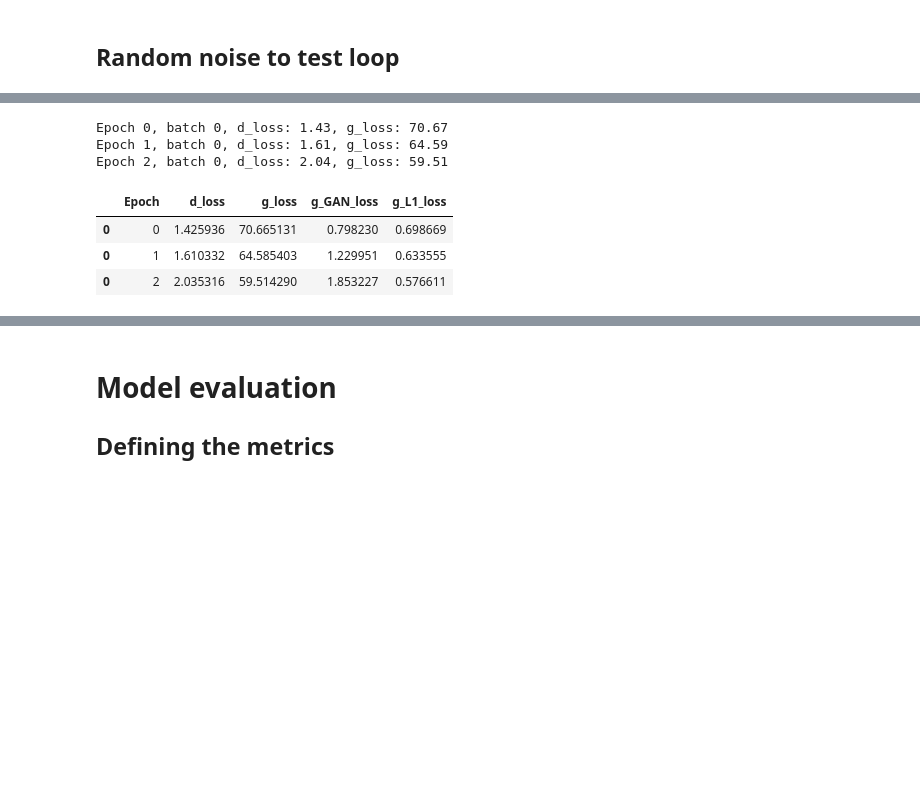
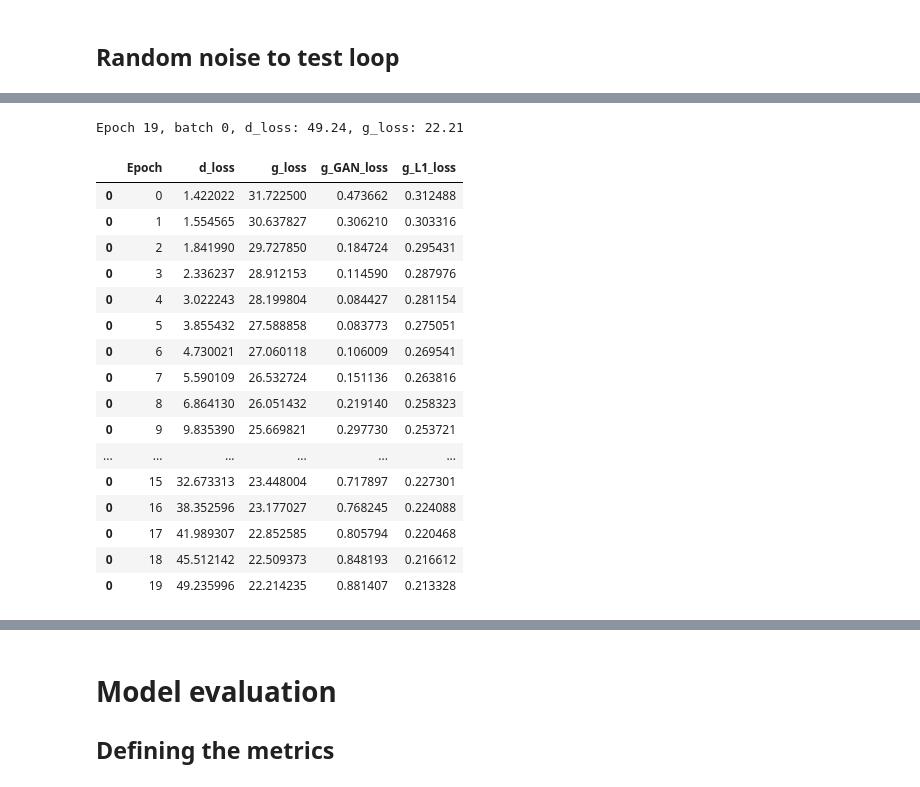
Before and after one commit to HansDahleKvadsheim/Sea-Pix-GAN-Group-6, a Jupyter notebook: sea-pix-GAN.ipynb, the cells around one changed output, grey strips where cells are left out. Drawn from its saved outputs; the diff is of its cells as text; code cells hidden in the pictures; blank space fills up the shorter version.

Commit message:
Fixed error in training loop. Added some qualitative tests. Started work on dataset

```diff
--- a/sea-pix-GAN.ipynb
+++ b/sea-pix-GAN.ipynb
@@ -335,16 +407,9 @@ def train_loop(dataloader, discriminator, generator, d_optimizer, g_optimizer, d
 ## Random noise to test loop
 # %%
 # Generate 2 batches of random images of dimensions (3, 256, 256)
-batch1 = np.array([np.random.rand(3, 256, 256) for _ in range(64)])
-batch2 = np.array([np.random.rand(3, 256, 256) for _ in range(64)])
-
-# Normalize the images to the range [0, 1]
-batch1 = batch1 / 255
-batch2 = batch2 / 255
-
-# Convert the images to tensors
-batch1 = th.tensor(batch1, dtype=th.float32)
-batch2 = th.tensor(batch2, dtype=th.float32)
+size = 10
+batch1 = th.rand(size, 3, 256, 256, device=device)
+batch2 = th.rand(size, 3, 256, 256, device=device)
 
 # Create a dataloader
 dataloader = th.utils.data.DataLoader(th.utils.data.TensorDataset(batch1, batch2), batch_size=hyperparams["batch_size"])
@@ -359,31 +428,51 @@ dataloader = th.utils.data.DataLoader(th.utils.data.TensorDataset(batch1, batch2
 # %%
 train_set = dataloader
 
 generator = Autoencoder().to(device)
 discriminator = Discriminator().to(device)
 
 d_optimizer = optim.Adam(
     discriminator.parameters(),
     lr=hyperparams["learning_rate"],
     betas=hyperparams["adam_betas"],
     maximize=True,
 )
 
 g_optimizer = optim.Adam(
     generator.parameters(),
     lr=hyperparams["learning_rate"],
     betas=hyperparams["adam_betas"],
     maximize=False,
 )
 
-loss_stats = train_loop(train_set, discriminator, generator, d_optimizer, g_optimizer, device, epochs=3)
+loss_stats = train_loop(
+    train_set,
+    discriminator,
+    generator,
+    d_optimizer,
+    g_optimizer,
+    device,
+    epochs=20,#hyperparams["epochs"],
+    l1_lambda=hyperparams["l1_lambda"]
+    )
 
 display(loss_stats)
 # %% [output]
-Epoch 0, batch 0, d_loss: 1.43, g_loss: 70.67
-Epoch 1, batch 0, d_loss: 1.61, g_loss: 64.59
-Epoch 2, batch 0, d_loss: 2.04, g_loss: 59.51
+Epoch 19, batch 0, d_loss: 49.24, g_loss: 22.21
 |  | Epoch | d_loss | g_loss | g_GAN_loss | g_L1_loss |
-| 0 | 0 | 1.425936 | 70.665131 | 0.798230 | 0.698669 |
-| 0 | 1 | 1.610332 | 64.585403 | 1.229951 | 0.633555 |
-| 0 | 2 | 2.035316 | 59.514290 | 1.853227 | 0.576611 |
+| 0 | 0 | 1.422022 | 31.722500 | 0.473662 | 0.312488 |
+| 0 | 1 | 1.554565 | 30.637827 | 0.306210 | 0.303316 |
+| 0 | 2 | 1.841990 | 29.727850 | 0.184724 | 0.295431 |
+| 0 | 3 | 2.336237 | 28.912153 | 0.114590 | 0.287976 |
+| 0 | 4 | 3.022243 | 28.199804 | 0.084427 | 0.281154 |
+| 0 | 5 | 3.855432 | 27.588858 | 0.083773 | 0.275051 |
+| 0 | 6 | 4.730021 | 27.060118 | 0.106009 | 0.269541 |
+| 0 | 7 | 5.590109 | 26.532724 | 0.151136 | 0.263816 |
+| 0 | 8 | 6.864130 | 26.051432 | 0.219140 | 0.258323 |
+| 0 | 9 | 9.835390 | 25.669821 | 0.297730 | 0.253721 |
+| ... | ... | ... | ... | ... | ... |
+| 0 | 15 | 32.673313 | 23.448004 | 0.717897 | 0.227301 |
+| 0 | 16 | 38.352596 | 23.177027 | 0.768245 | 0.224088 |
+| 0 | 17 | 41.989307 | 22.852585 | 0.805794 | 0.220468 |
+| 0 | 18 | 45.512142 | 22.509373 | 0.848193 | 0.216612 |
+| 0 | 19 | 49.235996 | 22.214235 | 0.881407 | 0.213328 |
```
Also changed, not shown: parts of 16 cells of this notebook.
